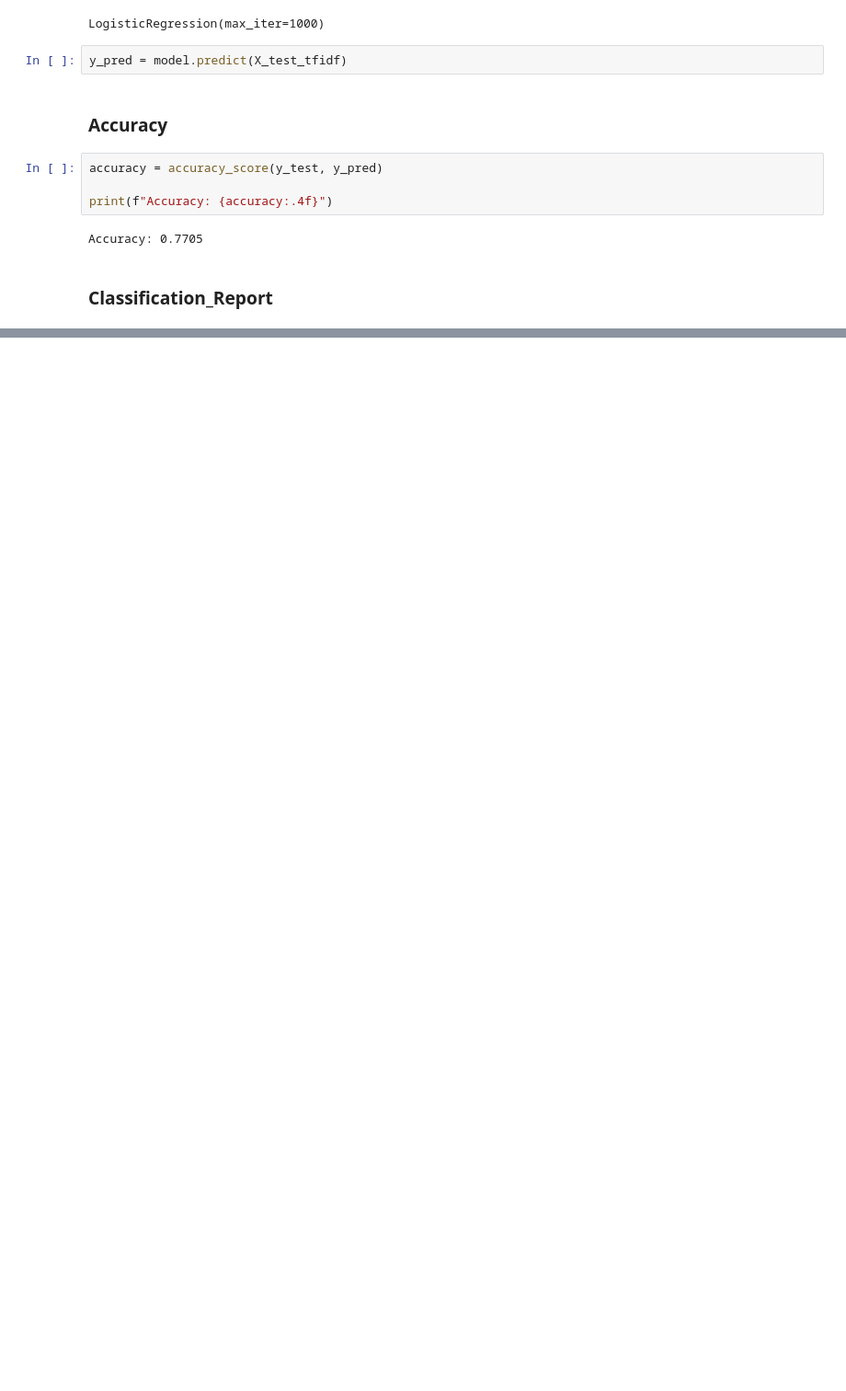
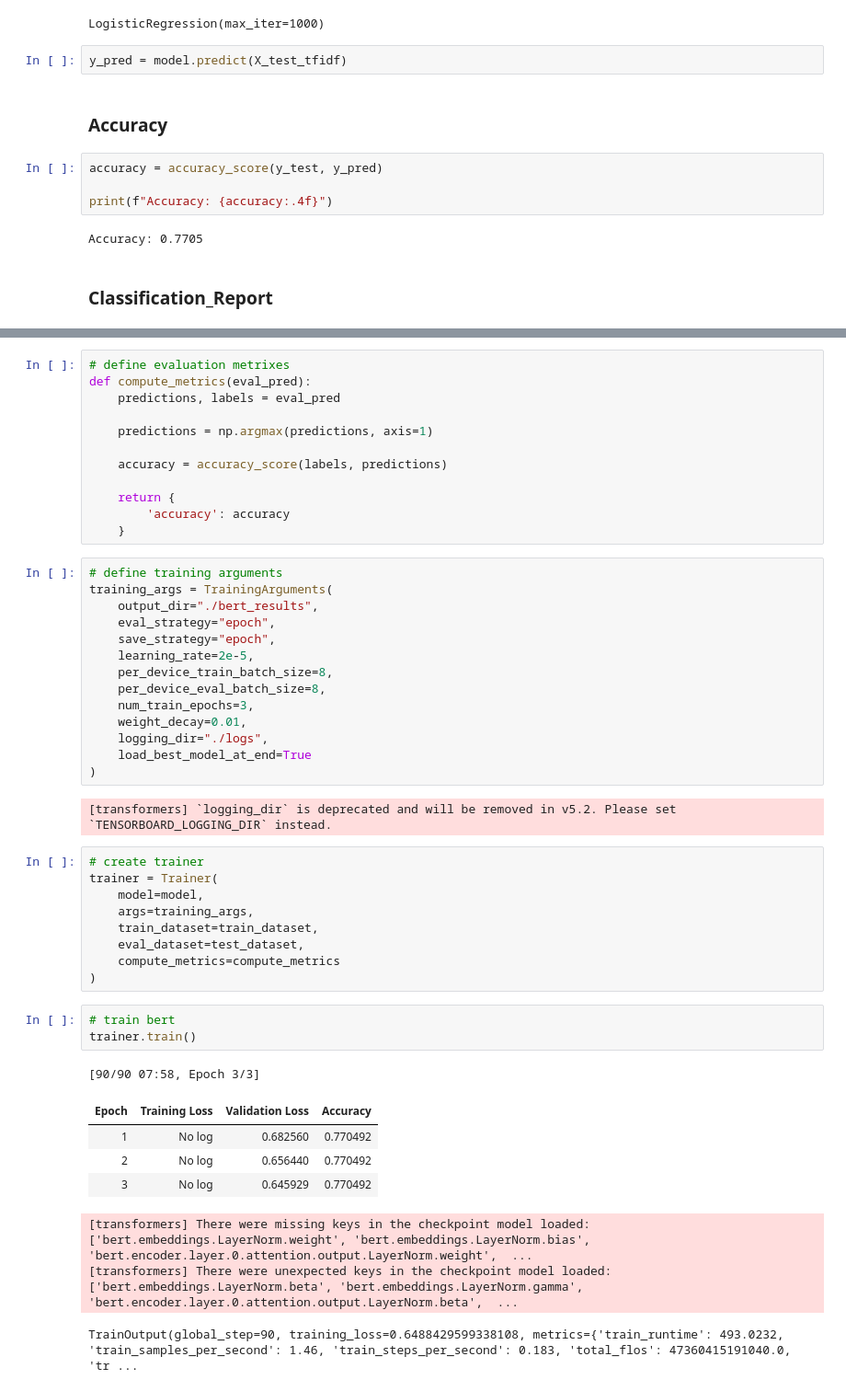
Before and after one commit to DhaneeraDulvanya/NLP-mini-project, a Jupyter notebook: Popular Movie/models.ipynb, the cells around one changed output, grey strips where cells are left out. Shown at 92% size. Saved outputs shown, nothing was run; the diff lists cells and outputs as text; blank space fills up the shorter version.

```diff
--- a/Popular Movie/models.ipynb
+++ b/Popular Movie/models.ipynb
@@ -84,0 +178,49 @@ weighted avg       0.59      0.77      0.67        61
+# %%
+# define evaluation metrixes
+def compute_metrics(eval_pred):
+    predictions, labels = eval_pred
+
+    predictions = np.argmax(predictions, axis=1)
+
+    accuracy = accuracy_score(labels, predictions)
+
+    return {
+        'accuracy': accuracy
+    }
+# %%
+# define training arguments
+training_args = TrainingArguments(
+    output_dir="./bert_results",
+    eval_strategy="epoch",
+    save_strategy="epoch",
+    learning_rate=2e-5,
+    per_device_train_batch_size=8,
+    per_device_eval_batch_size=8,
+    num_train_epochs=3,
+    weight_decay=0.01,
+    logging_dir="./logs",
+    load_best_model_at_end=True
+)
+# %% [output]
+[transformers] `logging_dir` is deprecated and will be removed in v5.2. Please set `TENSORBOARD_LOGGING_DIR` instead.
+# %%
+# create trainer
+trainer = Trainer(
+    model=model,
+    args=training_args,
+    train_dataset=train_dataset,
+    eval_dataset=test_dataset,
+    compute_metrics=compute_metrics
+)
+# %%
+# train bert
+trainer.train()
+# %% [output]
+[90/90 07:58, Epoch 3/3]
+| Epoch | Training Loss | Validation Loss | Accuracy |
+| 1 | No log | 0.682560 | 0.770492 |
+| 2 | No log | 0.656440 | 0.770492 |
+| 3 | No log | 0.645929 | 0.770492 |
+[transformers] There were missing keys in the checkpoint model loaded: ['bert.embeddings.LayerNorm.weight', 'bert.embeddings.LayerNorm.bias', 'bert.encoder.layer.0.attention.output.LayerNorm.weight',  ...
+[transformers] There were unexpected keys in the checkpoint model loaded: ['bert.embeddings.LayerNorm.beta', 'bert.embeddings.LayerNorm.gamma', 'bert.encoder.layer.0.attention.output.LayerNorm.beta',  ...
+TrainOutput(global_step=90, training_loss=0.6488429599338108, metrics={'train_runtime': 493.0232, 'train_samples_per_second': 1.46, 'train_steps_per_second': 0.183, 'total_flos': 47360415191040.0, 'tr ...
```
Also changed, not shown: parts of 31 cells of this notebook.
